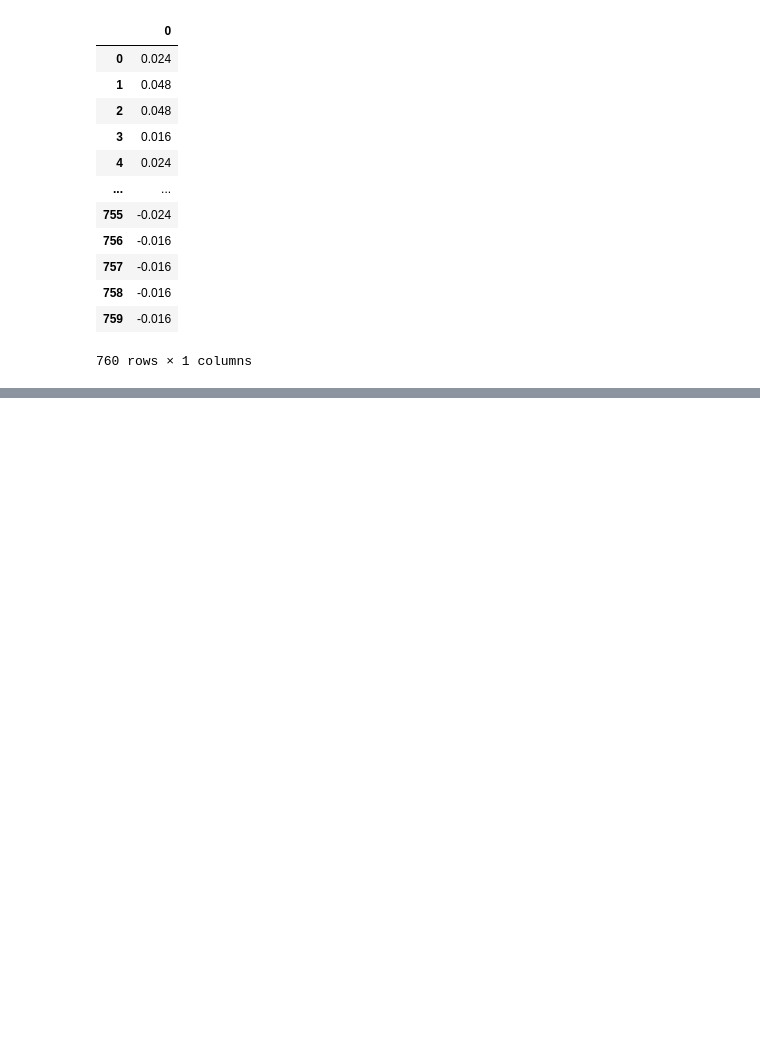
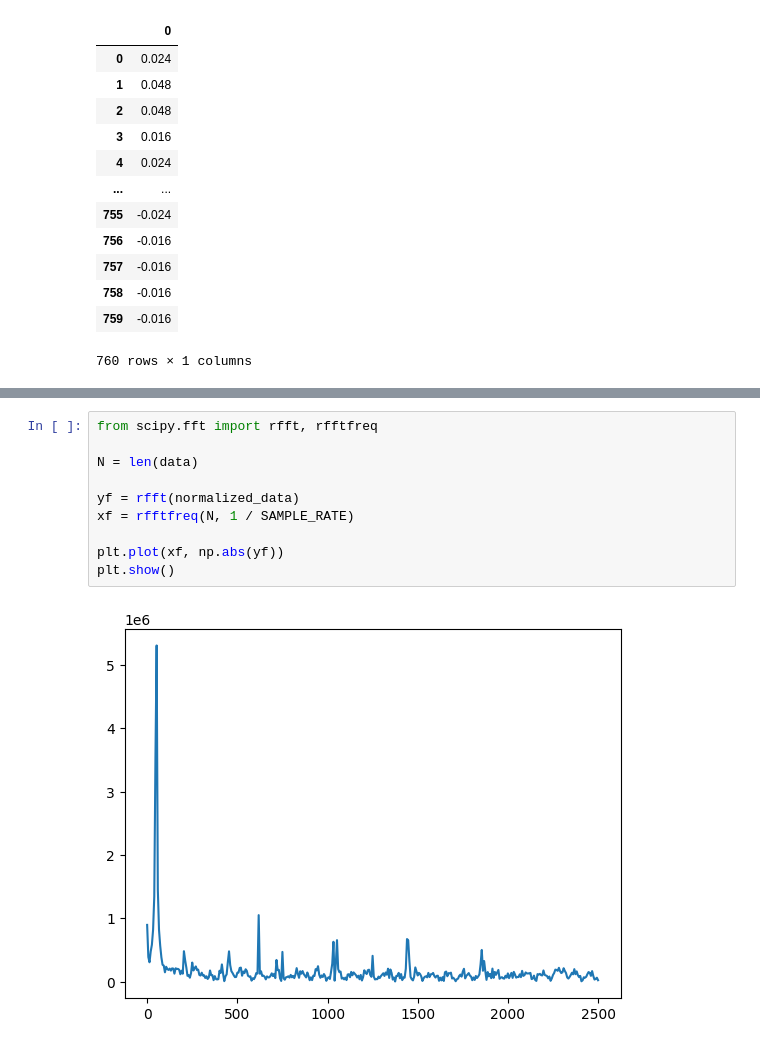
Before and after one commit to berkeryilmaz/HepML, a Jupyter notebook: Untitled2.ipynb, the cells around one changed output, grey strips where cells are left out. Drawn from its saved outputs; the diff is of its cells as text; blank space fills up the shorter version.

```diff
--- a/Untitled2.ipynb
+++ b/Untitled2.ipynb
@@ -82,0 +98,12 @@ osc.showOscilloscopeScreen()
+# %%
+from scipy.fft import rfft, rfftfreq
+
+N = len(data)
+
+yf = rfft(normalized_data)
+xf = rfftfreq(N, 1 / SAMPLE_RATE)
+
+plt.plot(xf, np.abs(yf))
+plt.show()
+# %% [output]
+[figure, added]
```
Also changed, not shown: parts of 5 cells of this notebook.
